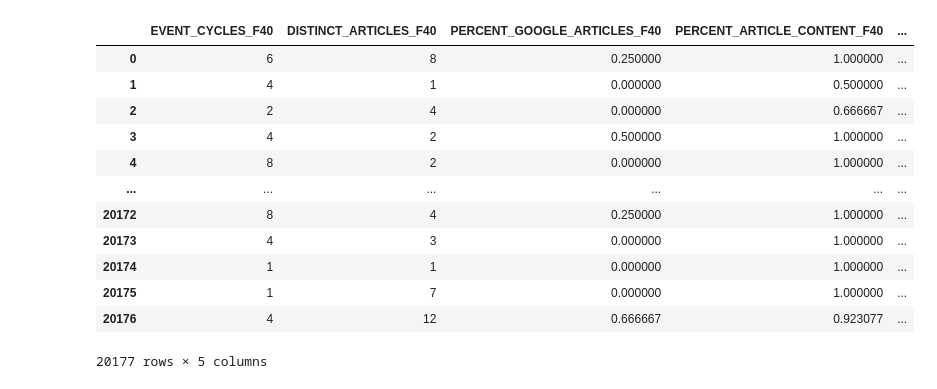
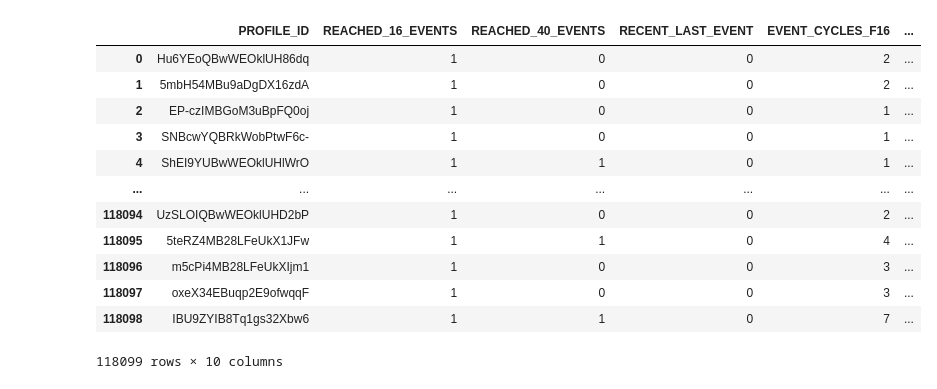
Before and after one commit to Data-ScienceHub/ETM, a Jupyter notebook: Code/HumMLP.ipynb, the cells around one changed output. Cells and saved outputs as stored; diff of their text form; code cells hidden in the pictures.

```diff
--- a/Code/HumMLP.ipynb
+++ b/Code/HumMLP.ipynb
@@ -7,25 +8,23 @@ Saving new_features_40.csv to new_features_40.csv
 # %%
+# import relevant packages
 import pandas as pd
 import numpy as np
 import io
-df = pd.read_csv(io.BytesIO(uploaded['new_features_40.csv']))
-# Dataset is now stored in a Pandas Dataframe
+
+# read in uploaded csv data to a pandas dataframe
+df = pd.read_csv(io.BytesIO(uploaded['reached_16_40.csv']))
+df
+# %% [output]
+|  | PROFILE_ID | REACHED_16_EVENTS | REACHED_40_EVENTS | RECENT_LAST_EVENT | EVENT_CYCLES_F16 | ... |
+| 0 | Hu6YEoQBwWEOklUH86dq | 1 | 0 | 0 | 2 | ... |
+| 1 | 5mbH54MBu9aDgDX16zdA | 1 | 0 | 0 | 2 | ... |
+| 2 | EP-czIMBGoM3uBpFQ0oj | 1 | 0 | 0 | 1 | ... |
+| 3 | SNBcwYQBRkWobPtwF6c- | 1 | 0 | 0 | 1 | ... |
+| 4 | ShEI9YUBwWEOklUHlWrO | 1 | 1 | 0 | 1 | ... |
+| ... | ... | ... | ... | ... | ... | ... |
+| 118094 | UzSLOIQBwWEOklUHD2bP | 1 | 0 | 0 | 2 | ... |
+| 118095 | 5teRZ4MB28LFeUkX1JFw | 1 | 1 | 0 | 4 | ... |
+| 118096 | m5cPi4MB28LFeUkXIjm1 | 1 | 0 | 0 | 3 | ... |
+| 118097 | oxeX34EBuqp2E9ofwqqF | 1 | 0 | 0 | 3 | ... |
+| 118098 | IBU9ZYIB8Tq1gs32Xbw6 | 1 | 1 | 0 | 7 | ... |
+118099 rows × 10 columns
-# %%
-data = df[['EVENT_CYCLES_F40','DISTINCT_ARTICLES_F40','PERCENT_GOOGLE_ARTICLES_F40','PERCENT_ARTICLE_CONTENT_F40','DAYS_TO_FORTY_EVENTS']]
-labels = df[['REACHED_80_EVENTS']]
-features = data.columns
-data
-# %% [output]
-|  | EVENT_CYCLES_F40 | DISTINCT_ARTICLES_F40 | PERCENT_GOOGLE_ARTICLES_F40 | PERCENT_ARTICLE_CONTENT_F40 | ... |
-| 0 | 6 | 8 | 0.250000 | 1.000000 | ... |
-| 1 | 4 | 1 | 0.000000 | 0.500000 | ... |
-| 2 | 2 | 4 | 0.000000 | 0.666667 | ... |
-| 3 | 4 | 2 | 0.500000 | 1.000000 | ... |
-| 4 | 8 | 2 | 0.000000 | 1.000000 | ... |
-| ... | ... | ... | ... | ... | ... |
-| 20172 | 8 | 4 | 0.250000 | 1.000000 | ... |
-| 20173 | 4 | 3 | 0.000000 | 1.000000 | ... |
-| 20174 | 1 | 1 | 0.000000 | 1.000000 | ... |
-| 20175 | 1 | 7 | 0.000000 | 1.000000 | ... |
-| 20176 | 4 | 12 | 0.666667 | 0.923077 | ... |
-20177 rows × 5 columns
```
Also changed, not shown: parts of 23 cells of this notebook.
